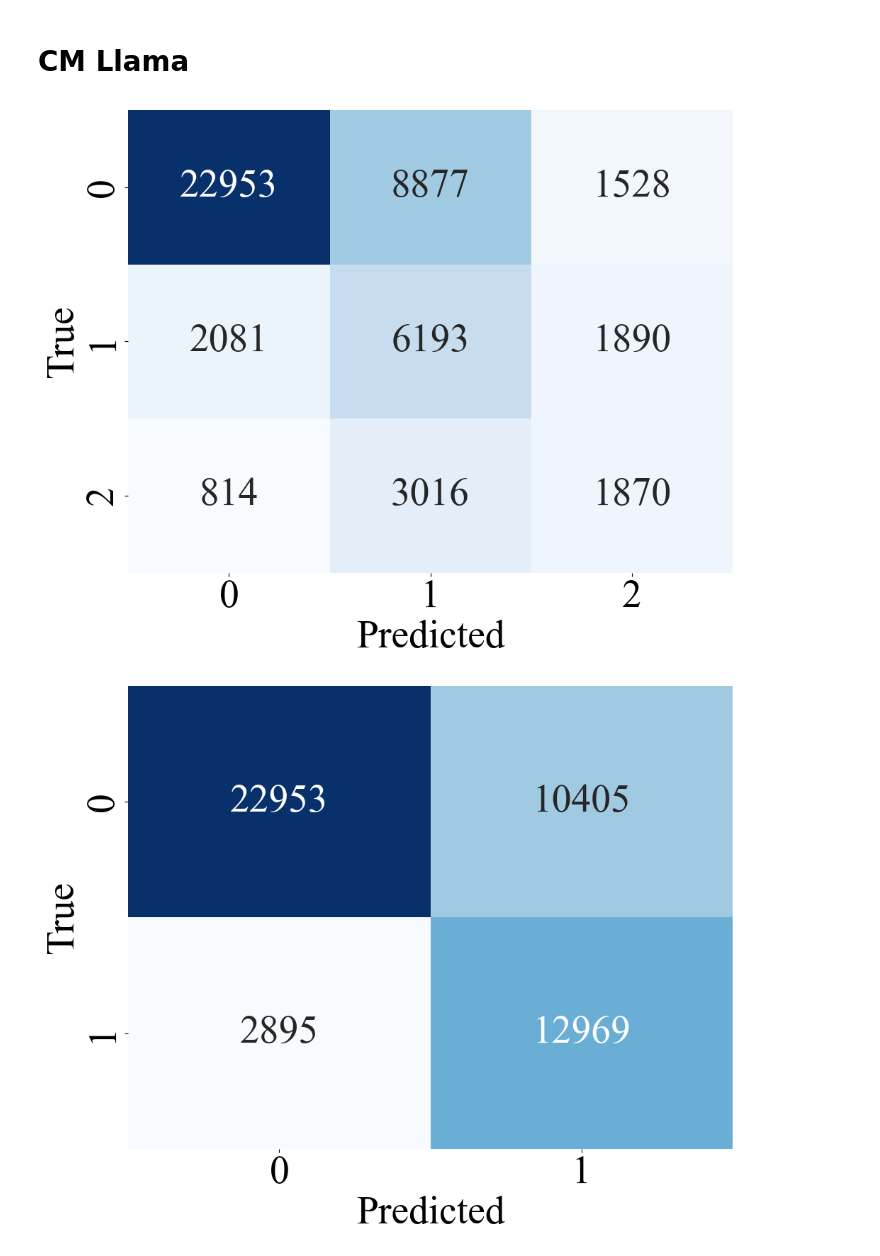
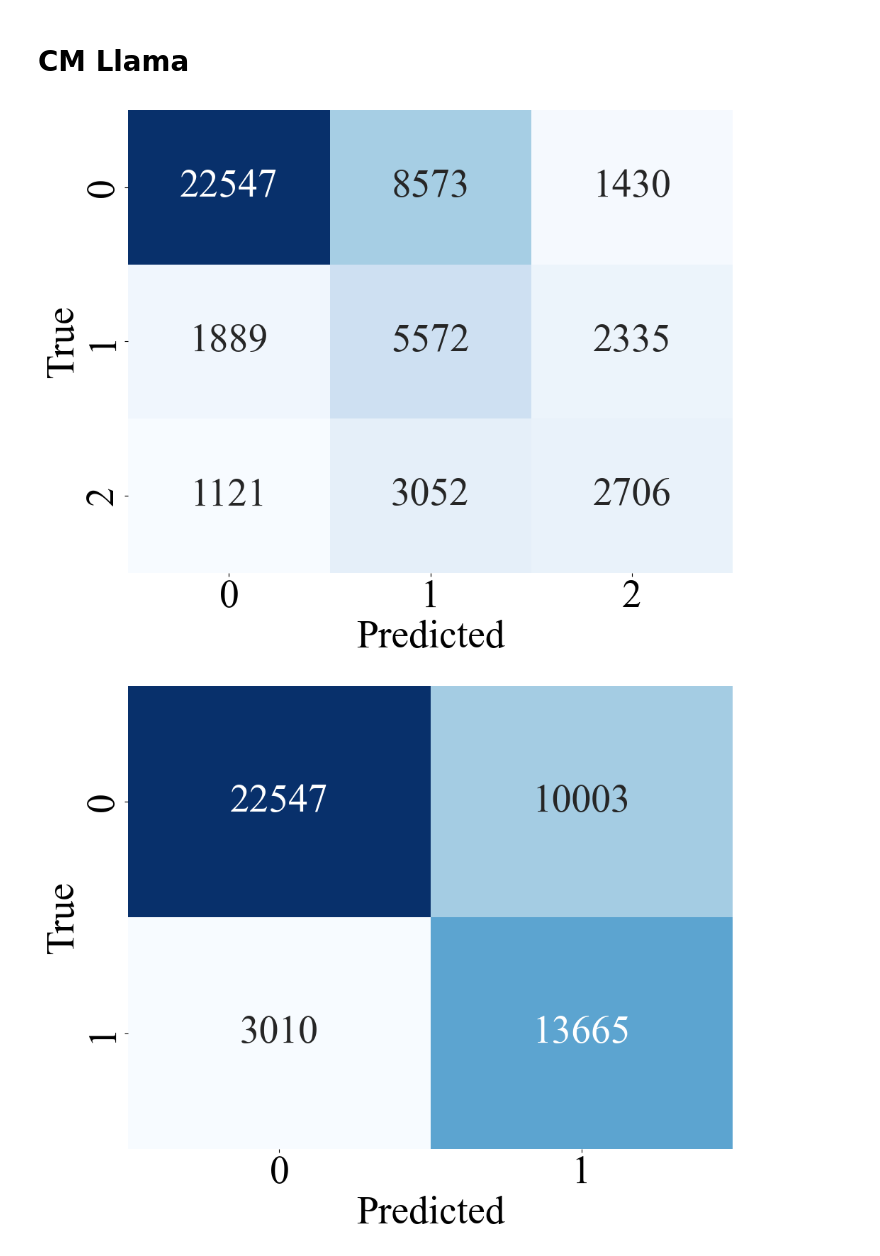
Before and after one commit to 17shiraz/ClickLLM, a Jupyter notebook: data/visualization.ipynb, the cells around one changed output. Drawn from its saved outputs; the diff is of its cells as text; code cells hidden in the pictures.

```diff
--- a/data/visualization.ipynb
+++ b/data/visualization.ipynb
@@ -81,11 +81,11 @@ FONT_PROP = FontProperties(fname=FONT_PATH, size=FONT_SIZE)
 # === Input confusion matrices ===
 confusion_data = {
     "Title": pd.DataFrame(
-        [[22953, 8877, 1528], [2081, 6193, 1890], [814, 3016, 1870]],
+        [[22547, 8573, 1430], [1889, 5572, 2335], [1121, 3052, 2706]],
         index=["0", "1", "2"], columns=["0", "1", "2"]
     ),
     "Abstract": pd.DataFrame(
-        [[22390, 8515, 2453], [1699, 4795, 3669], [784, 2342, 2573]],
+        [[22973, 7886, 1691], [1366, 4899, 3531], [714, 2796, 3369]],
         index=["0", "1", "2"], columns=["0", "1", "2"]
     )
 }
@@ -101,32 +101,32 @@ def plot_confusion_matrices(cm_dict, font_prop):
         plt.xlabel("Predicted", fontproperties=font_prop)
         plt.ylabel("True", fontproperties=font_prop)
         plt.xticks(fontproperties=font_prop)
         plt.yticks(fontproperties=font_prop)
         plt.tight_layout()
         plt.show()
 
         # === Build Binarized Confusion Matrix ===
         bin_cm = pd.DataFrame([[0, 0], [0, 0]], index=["0", "1"], columns=["0", "1"])
         for i in range(3):
             for j in range(3):
                 pred_bin = "0" if i == 0 else "1"
                 true_bin = "0" if j == 0 else "1"
                 bin_cm.loc[pred_bin, true_bin] += cm.iloc[i, j]
 
         # === Plot Binarized Confusion Matrix ===
         plt.figure(figsize=(10, 8))
         sns.heatmap(bin_cm, annot=True, fmt="d", cmap="Blues",
                     cbar=False, annot_kws={"fontproperties": font_prop})
         #plt.title(f"{label} - Binary", fontproperties=font_prop)
         plt.xlabel("Predicted", fontproperties=font_prop)
         plt.ylabel("True", fontproperties=font_prop)
         plt.xticks(fontproperties=font_prop)
         plt.yticks(fontproperties=font_prop)
         plt.tight_layout()
         plt.show()
 
 # === Run plotting ===
 plot_confusion_matrices(confusion_data, FONT_PROP)
 # %% [output]
-[figure, old version]
+[figure, new version]
-[figure, old version]
+[figure, new version]
```
Also changed, not shown: parts of 1 cell of this notebook, 8 other files.
